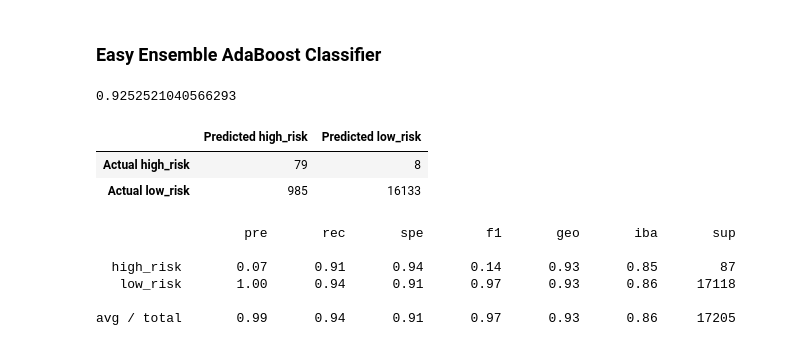
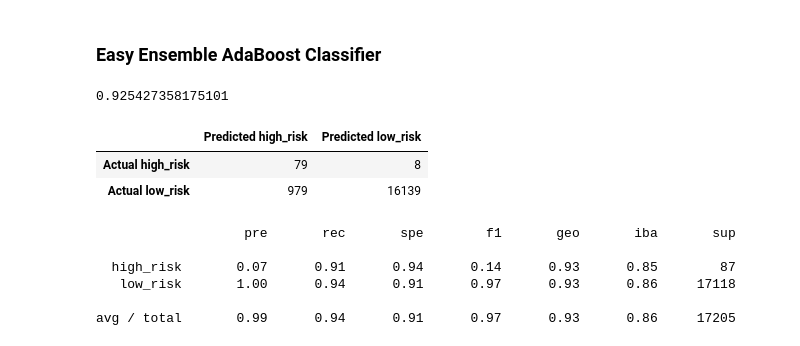
Before and after one commit to ZeroDarkHardy/Credit_Risk_Analysis, a Jupyter notebook: credit_risk_ensemble.ipynb, the cells around one changed output. Saved outputs shown, nothing was run; the diff lists cells and outputs as text; code cells hidden in the pictures.

```diff
--- a/credit_risk_ensemble.ipynb
+++ b/credit_risk_ensemble.ipynb
@@ -211,7 +212,7 @@ sorted(zip(importances, X.columns), reverse=True)
 # %%
 from imblearn.ensemble import EasyEnsembleClassifier
 # Instantiate the classifier
-eec = EasyEnsembleClassifier(n_estimators=128, random_state=1)
+eec = EasyEnsembleClassifier(n_estimators=100, random_state=1)
 # Train the EasyEnsembleClassifier
 eec = eec.fit(X_train, y_train)
 # %%
@@ -219,16 +220,17 @@ eec = eec.fit(X_train, y_train)
 y_pred = eec.predict(X_test)
 balanced_accuracy_score(y_test, y_pred)
 # %% [output]
-0.9252521040566293
+0.925427358175101
 # %%
 # Display the confusion matrix
 cm = confusion_matrix(y_test, y_pred)
-cm_df = pd.DataFrame(cm, index=["Actual high_risk", "Actual low_risk"], columns=["Predicted high_risk", "Predicted low_risk"])
+cm_df = pd.DataFrame(cm, index=["Actual high_risk", "Actual low_risk"],
+                     columns=["Predicted high_risk", "Predicted low_risk"])
 cm_df
 # %% [output]
 |  | Predicted high_risk | Predicted low_risk |
 | Actual high_risk | 79 | 8 |
-| Actual low_risk | 985 | 16133 |
+| Actual low_risk | 979 | 16139 |
 # %%
 # Print the imbalanced classification report
 print(classification_report_imbalanced(y_test, y_pred))
```
Also changed, not shown: parts of 5 cells of this notebook, 11 other files.
